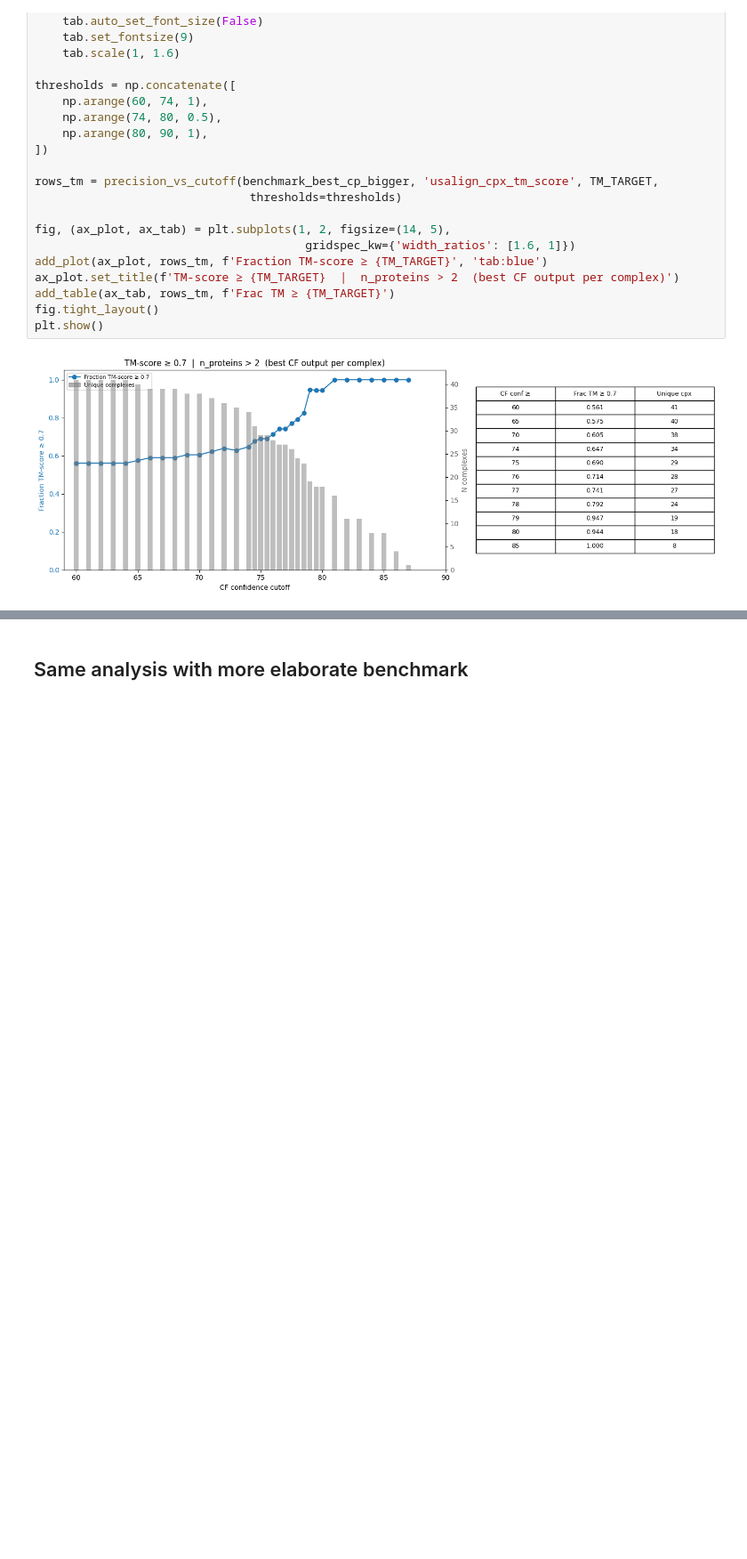
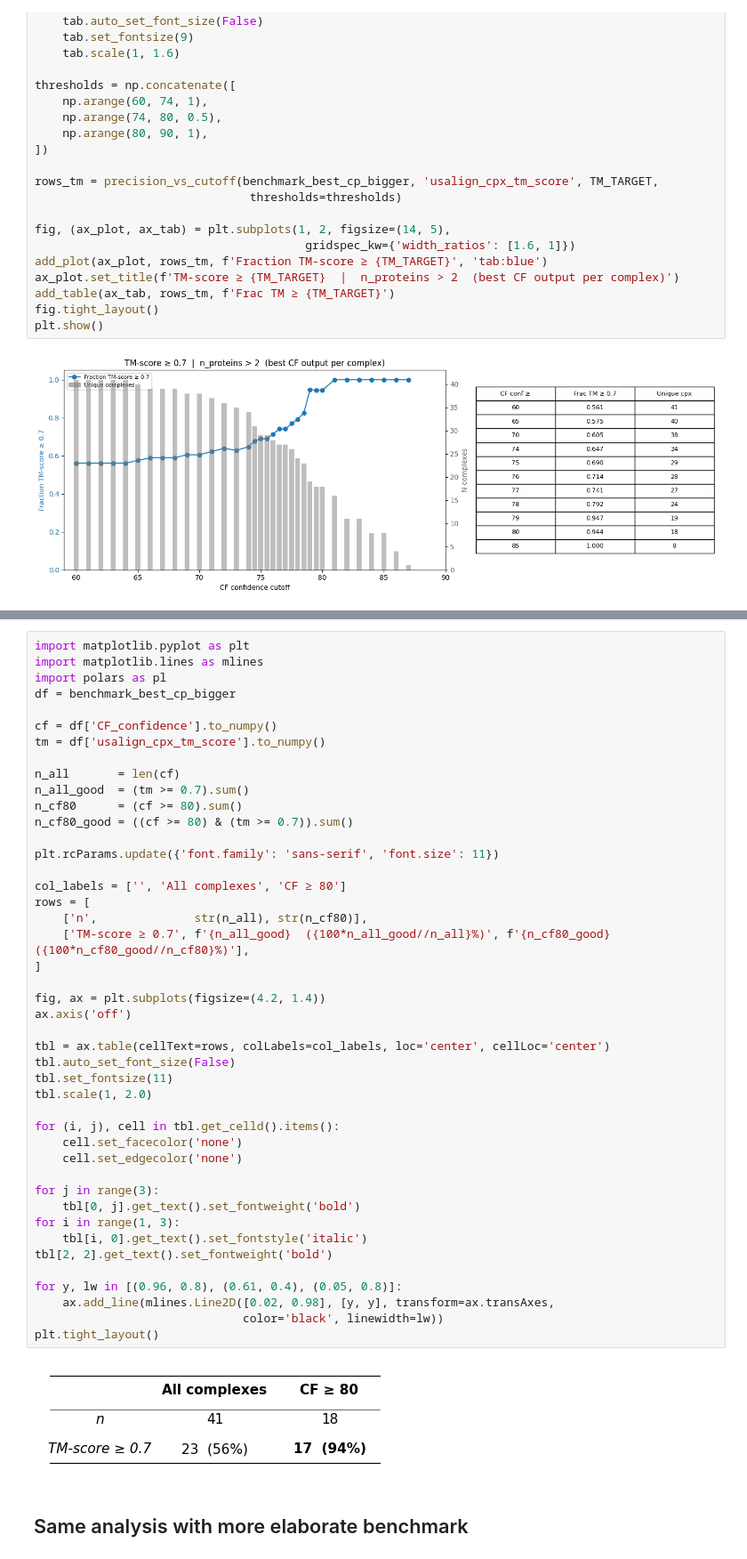
Before and after one commit to Kim-Dammer/master_thesis, a Jupyter notebook: notebooks/16_grant_number.ipynb, the cells around one changed output, grey strips where cells are left out. Shown at 89% size. Drawn from its saved outputs; the diff is of its cells as text; blank space fills up the shorter version.

```diff
--- a/notebooks/16_grant_number.ipynb
+++ b/notebooks/16_grant_number.ipynb
@@ -144,3 +279,49 @@ plt.show()
+# %%
+import matplotlib.pyplot as plt
+import matplotlib.lines as mlines
+import polars as pl
+df = benchmark_best_cp_bigger
+
+cf = df['CF_confidence'].to_numpy()
+tm = df['usalign_cpx_tm_score'].to_numpy()
+
+n_all       = len(cf)
+n_all_good  = (tm >= 0.7).sum()
+n_cf80      = (cf >= 80).sum()
+n_cf80_good = ((cf >= 80) & (tm >= 0.7)).sum()
+
+plt.rcParams.update({'font.family': 'sans-serif', 'font.size': 11})
+
+col_labels = ['', 'All complexes', 'CF ≥ 80']
+rows = [
+    ['n',              str(n_all), str(n_cf80)],
+    ['TM-score ≥ 0.7', f'{n_all_good}  ({100*n_all_good//n_all}%)', f'{n_cf80_good}  ({100*n_cf80_good//n_cf80}%)'],
+]
+
+fig, ax = plt.subplots(figsize=(4.2, 1.4))
+ax.axis('off')
+
+tbl = ax.table(cellText=rows, colLabels=col_labels, loc='center', cellLoc='center')
+tbl.auto_set_font_size(False)
+tbl.set_fontsize(11)
+tbl.scale(1, 2.0)
+
+for (i, j), cell in tbl.get_celld().items():
+    cell.set_facecolor('none')
+    cell.set_edgecolor('none')
+
+for j in range(3):
+    tbl[0, j].get_text().set_fontweight('bold')
+for i in range(1, 3):
+    tbl[i, 0].get_text().set_fontstyle('italic')
+tbl[2, 2].get_text().set_fontweight('bold')
+
+for y, lw in [(0.96, 0.8), (0.61, 0.4), (0.05, 0.8)]:
+    ax.add_line(mlines.Line2D([0.02, 0.98], [y, y], transform=ax.transAxes,
+                              color='black', linewidth=lw))
+plt.tight_layout()
+# %% [output]
+[figure, added]
 # %% [markdown]
 ## Same analysis with more elaborate benchmark
 # %%
```
Also changed, not shown: parts of 21 cells of this notebook, 9 other files.
